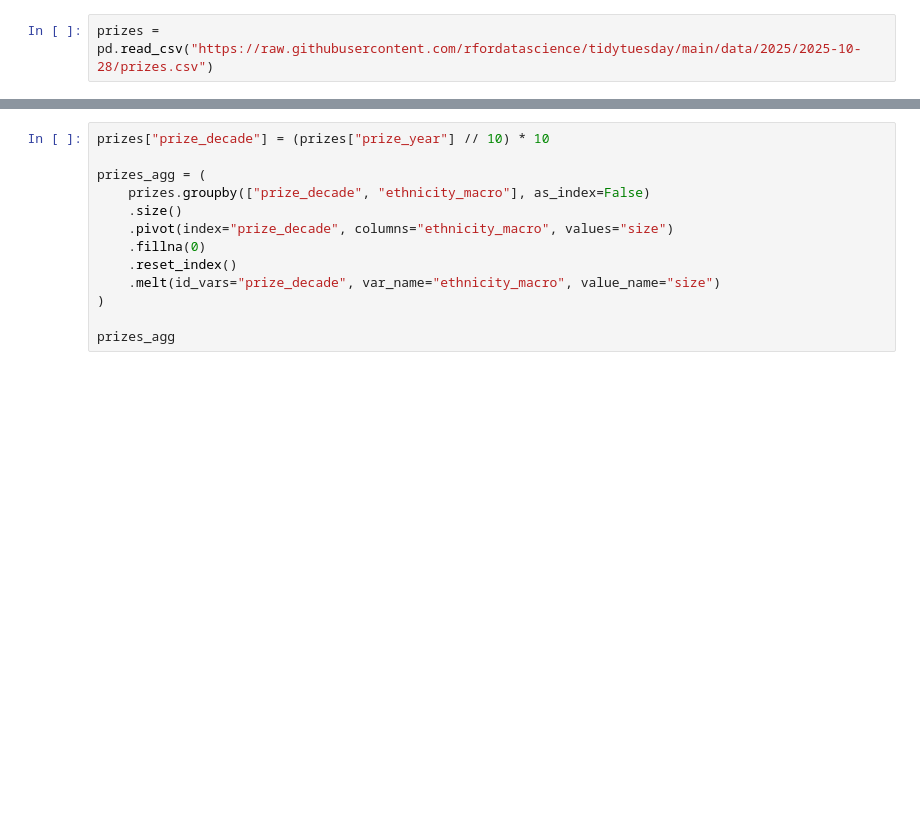
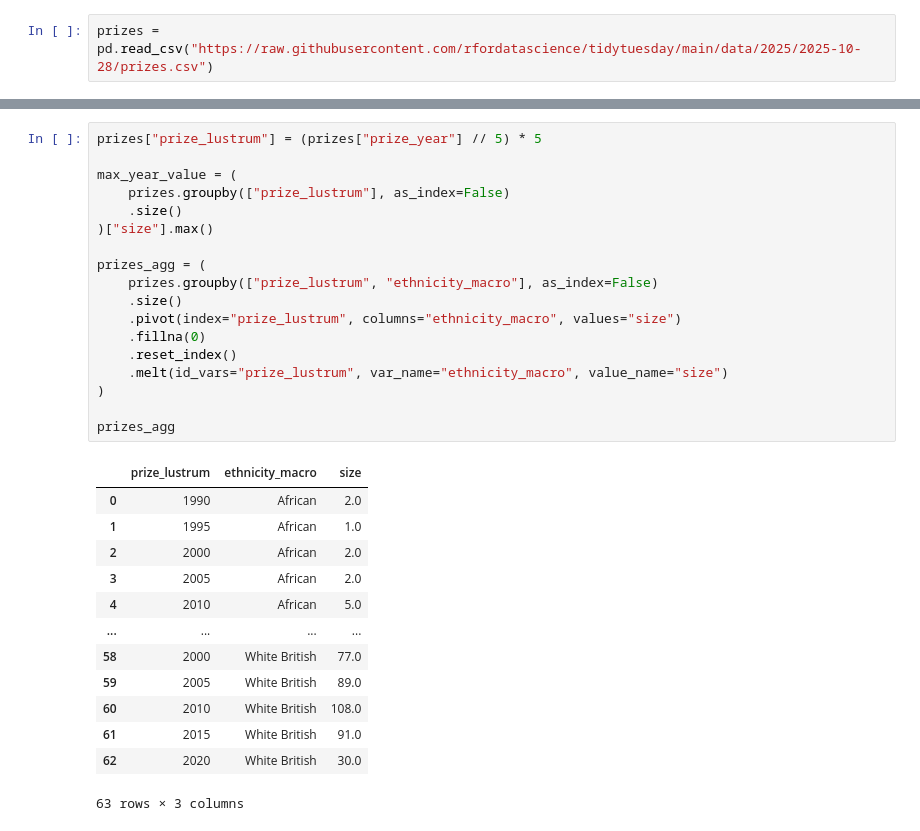
Before and after one commit to AndyABaker/TidyTuesday, a Jupyter notebook: PydyTuesday/2025_week43_britishliteraryprizes.ipynb, the cells around one changed output, grey strips where cells are left out. Saved outputs shown, nothing was run; the diff lists cells and outputs as text; blank space fills up the shorter version.

```diff
--- a/PydyTuesday/2025_week43_britishliteraryprizes.ipynb
+++ b/PydyTuesday/2025_week43_britishliteraryprizes.ipynb
@@ -13,14 +28,33 @@ prizes
 # %%
-prizes["prize_decade"] = (prizes["prize_year"] // 10) * 10
+prizes["prize_lustrum"] = (prizes["prize_year"] // 5) * 5
+
+max_year_value = (
+    prizes.groupby(["prize_lustrum"], as_index=False)
+    .size()
+)["size"].max()
 
 prizes_agg = (
-    prizes.groupby(["prize_decade", "ethnicity_macro"], as_index=False)
+    prizes.groupby(["prize_lustrum", "ethnicity_macro"], as_index=False)
     .size()
-    .pivot(index="prize_decade", columns="ethnicity_macro", values="size")
+    .pivot(index="prize_lustrum", columns="ethnicity_macro", values="size")
     .fillna(0)
     .reset_index()
-    .melt(id_vars="prize_decade", var_name="ethnicity_macro", value_name="size")
+    .melt(id_vars="prize_lustrum", var_name="ethnicity_macro", value_name="size")
 )
 
 prizes_agg
+# %% [output]
+|  | prize_lustrum | ethnicity_macro | size |
+| 0 | 1990 | African | 2.0 |
+| 1 | 1995 | African | 1.0 |
+| 2 | 2000 | African | 2.0 |
+| 3 | 2005 | African | 2.0 |
+| 4 | 2010 | African | 5.0 |
+| ... | ... | ... | ... |
+| 58 | 2000 | White British | 77.0 |
+| 59 | 2005 | White British | 89.0 |
+| 60 | 2010 | White British | 108.0 |
+| 61 | 2015 | White British | 91.0 |
+| 62 | 2020 | White British | 30.0 |
+63 rows × 3 columns
 # %%
```
Also changed, not shown: parts of 3 cells of this notebook, 1 other file.
